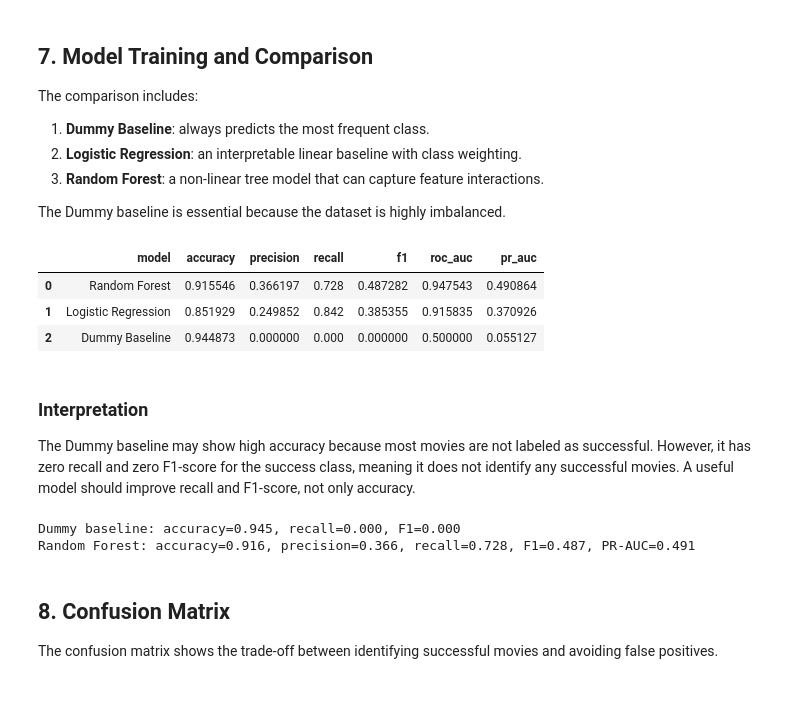
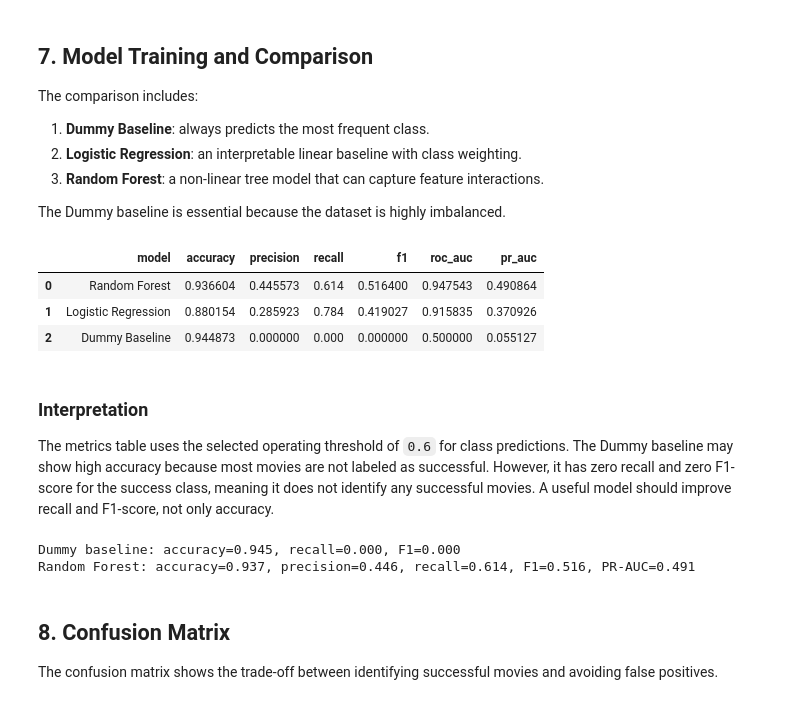
Before and after one commit to LiuZihao-Louis/IMDB_analysis, a Jupyter notebook: notebooks/03_success_prediction_ml.ipynb, the cells around one changed output. Cells and saved outputs as stored; diff of their text form; code cells hidden in the pictures.

```diff
--- a/notebooks/03_success_prediction_ml.ipynb
+++ b/notebooks/03_success_prediction_ml.ipynb
@@ -212,27 +214,28 @@ The Dummy baseline is essential because the dataset is highly imbalanced.
 # %%
 model_names = ["Dummy Baseline", "Logistic Regression", "Random Forest"]
 models, metrics_df, details = train_and_evaluate_models(
     X_train,
     X_test,
     y_train,
     y_test,
     features=MODEL_FEATURES,
     random_state=42,
     model_names=model_names,
+    threshold=SELECTED_THRESHOLD,
 )
 
 metrics_path = save_metrics(metrics_df, OUTPUT_DIR / "ml_model_metrics.csv")
 comparison_fig = plot_model_comparison(metrics_df, FIGURES_DIR / "ml_model_comparison.png")
 metrics_df
 # %% [output]
 |  | model | accuracy | precision | recall | f1 | roc_auc | pr_auc |
-| 0 | Random Forest | 0.915546 | 0.366197 | 0.728 | 0.487282 | 0.947543 | 0.490864 |
-| 1 | Logistic Regression | 0.851929 | 0.249852 | 0.842 | 0.385355 | 0.915835 | 0.370926 |
+| 0 | Random Forest | 0.936604 | 0.445573 | 0.614 | 0.516400 | 0.947543 | 0.490864 |
+| 1 | Logistic Regression | 0.880154 | 0.285923 | 0.784 | 0.419027 | 0.915835 | 0.370926 |
 | 2 | Dummy Baseline | 0.944873 | 0.000000 | 0.000 | 0.000000 | 0.500000 | 0.055127 |
 # %% [markdown]
 ### Interpretation
 
-The Dummy baseline may show high accuracy because most movies are not labeled as successful. However, it has zero recall and zero F1-score for the success class, meaning it does not identify any successful movies. A useful model should improve recall and F1-score, not only accuracy.
+The metrics table uses the selected operating threshold of `0.6` for class predictions. The Dummy baseline may show high accuracy because most movies are not labeled as successful. However, it has zero recall and zero F1-score for the success class, meaning it does not identify any successful movies. A useful model should improve recall and F1-score, not only accuracy.
 # %%
 rf_row = metrics_df.loc[metrics_df["model"] == "Random Forest"].iloc[0]
 baseline_row = metrics_df.loc[metrics_df["model"] == "Dummy Baseline"].iloc[0]
@@ -248,7 +251,7 @@ print(
 )
 # %% [output]
 Dummy baseline: accuracy=0.945, recall=0.000, F1=0.000
-Random Forest: accuracy=0.916, precision=0.366, recall=0.728, F1=0.487, PR-AUC=0.491
+Random Forest: accuracy=0.937, precision=0.446, recall=0.614, F1=0.516, PR-AUC=0.491
 # %% [markdown]
 ## 8. Confusion Matrix
 
```
Also changed, not shown: parts of 7 cells of this notebook, 15 other files.
